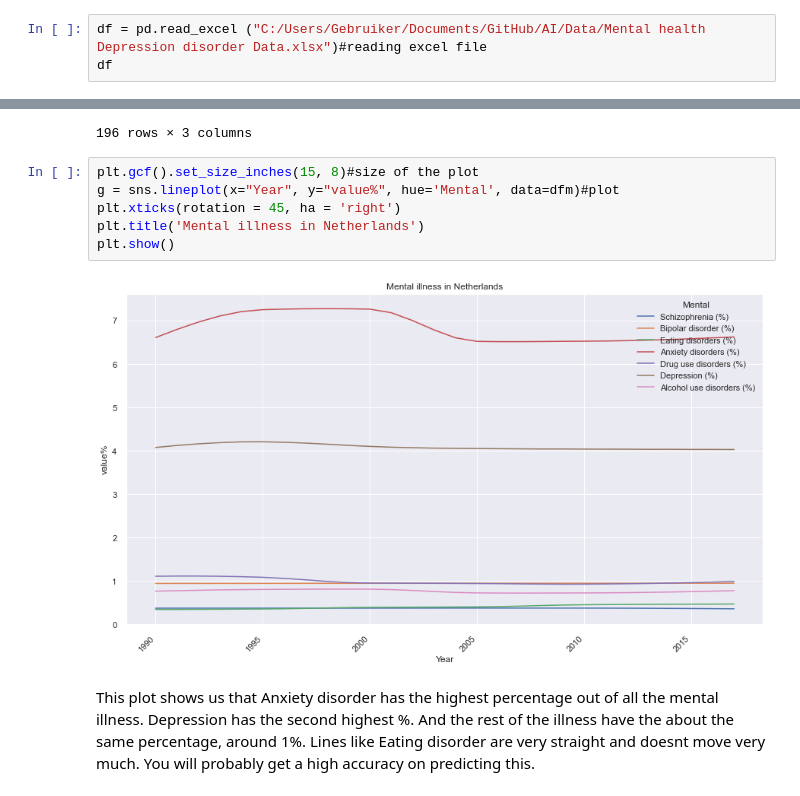
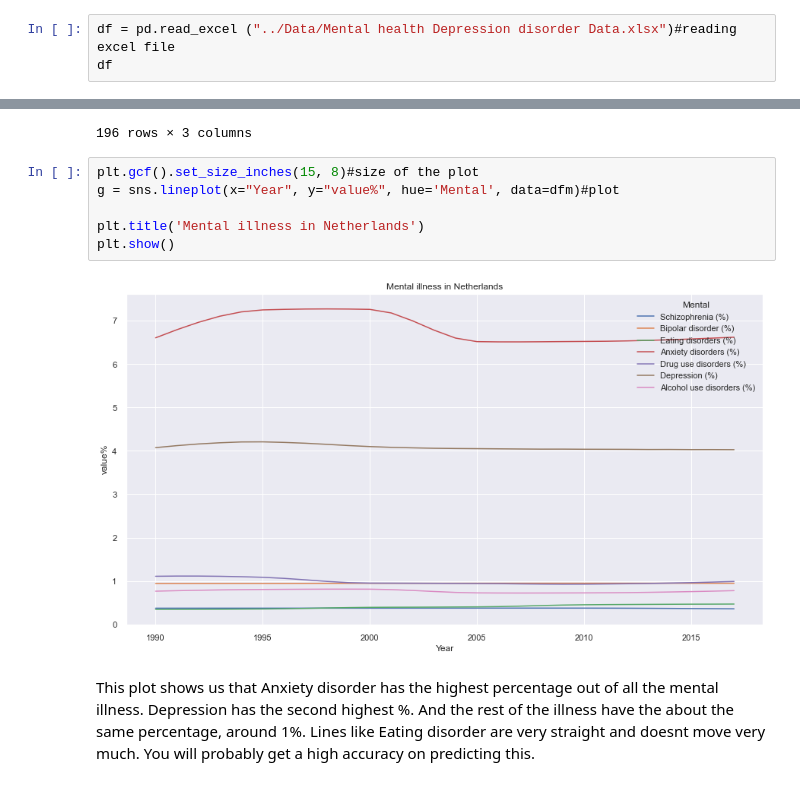
Before and after one commit to AviMegin/AI, a Jupyter notebook: Python/Challenge 2.ipynb, the cells around one changed output, grey strips where cells are left out. Saved outputs shown, nothing was run; the diff lists cells and outputs as text.

```diff
--- a/Python/Challenge 2.ipynb
+++ b/Python/Challenge 2.ipynb
@@ -59,5 +60,5 @@ I also found another dataset stating specific depression cases. it stated people
 # %%
-df = pd.read_excel ("C:/Users/Gebruiker/Documents/GitHub/AI/Data/Mental health Depression disorder Data.xlsx")#reading excel file
+df = pd.read_excel ("../Data/Mental health Depression disorder Data.xlsx")#reading excel file
 df
 # %% [output]
 |  | Entity | Code | Year | Schizophrenia (%) | Bipolar disorder (%) | Eating disorders (%) | ... |
@@ -137,11 +139,11 @@ dfm
 # %%
 plt.gcf().set_size_inches(15, 8)#size of the plot
 g = sns.lineplot(x="Year", y="value%", hue='Mental', data=dfm)#plot
-plt.xticks(rotation = 45, ha = 'right')
+
 plt.title('Mental illness in Netherlands')
 plt.show()
 # %% [output]
-[figure, old version]
+[figure, new version]
 # %% [markdown]
 This plot shows us that Anxiety disorder has the highest percentage out of all the mental illness. Depression has the second highest %. And the rest of the illness have the about the same percentage, around 1%. Lines like Eating disorder are very straight and doesnt move very much. You will probably get a high accuracy on predicting this.
 # %% [markdown]
```
Also changed, not shown: parts of 36 cells of this notebook.
